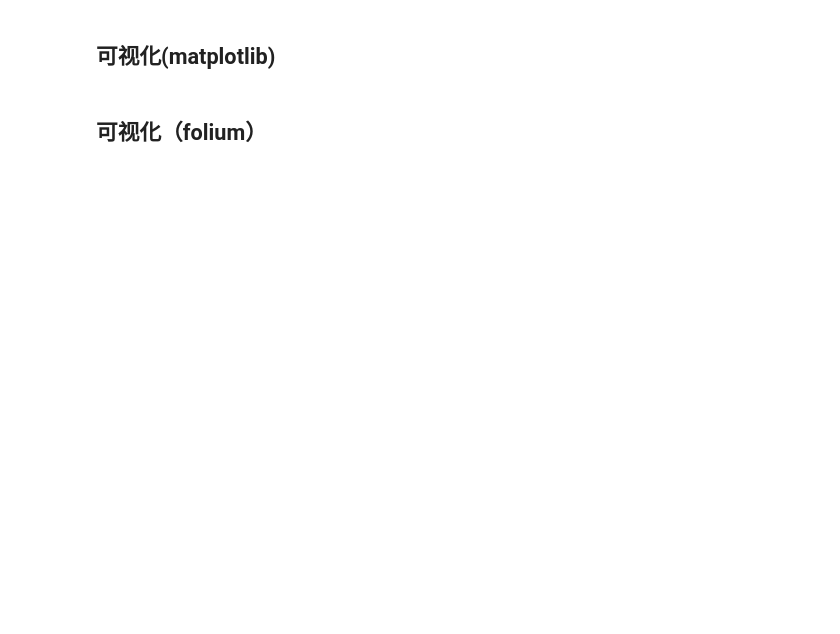
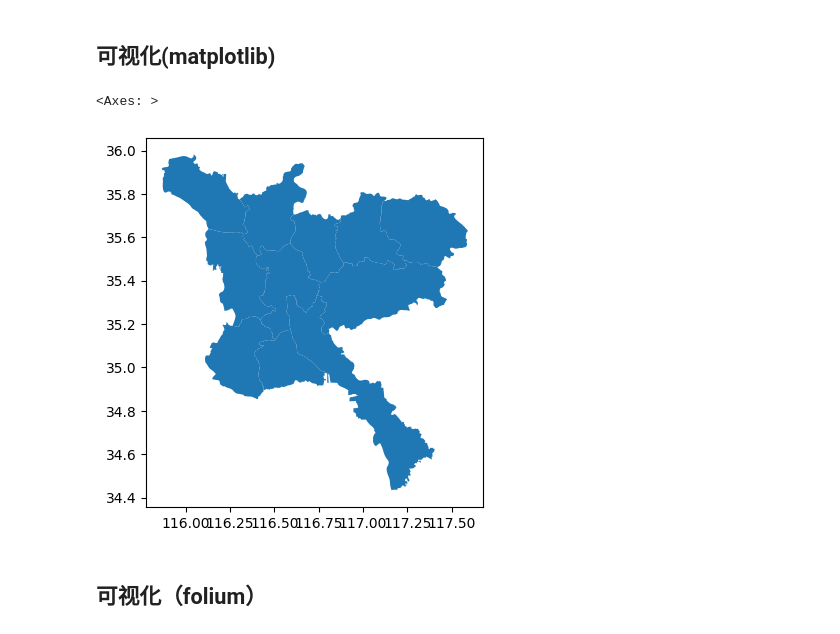
Before and after one commit to wkgreat/jupyter-learning, a Jupyter notebook: geopandas/read_shp.ipynb, the cells around one changed output. Cells and saved outputs as stored; diff of their text form; code cells hidden in the pictures; blank space fills up the shorter version.

Commit message:
jining city

```diff
--- a/geopandas/read_shp.ipynb
+++ b/geopandas/read_shp.ipynb
@@ -4,5 +4,5 @@ import geopandas as gpd
 ## 读取shapefile文件
 # %%
 china_counties_path = "../data/china_counties/china_counties.shp"
-gdf_china_counties = gpd.read_file(china_counties_path)
-gdf_china_counties
+gdf_jining_counties = gpd.read_file(china_counties_path, where="CITY_NAME='济宁市'")
+gdf_jining_counties
@@ -9,6 +22,9 @@ gdf_china_counties
 # %% [markdown]
 ## 可视化(matplotlib)
 # %%
-gdf_china_counties.plot()
+gdf_jining_counties.plot()
+# %% [output]
+<Axes: >
+[figure, added]
 # %% [markdown]
 ## 可视化（folium）
```
Also changed, not shown: parts of 4 cells of this notebook.
